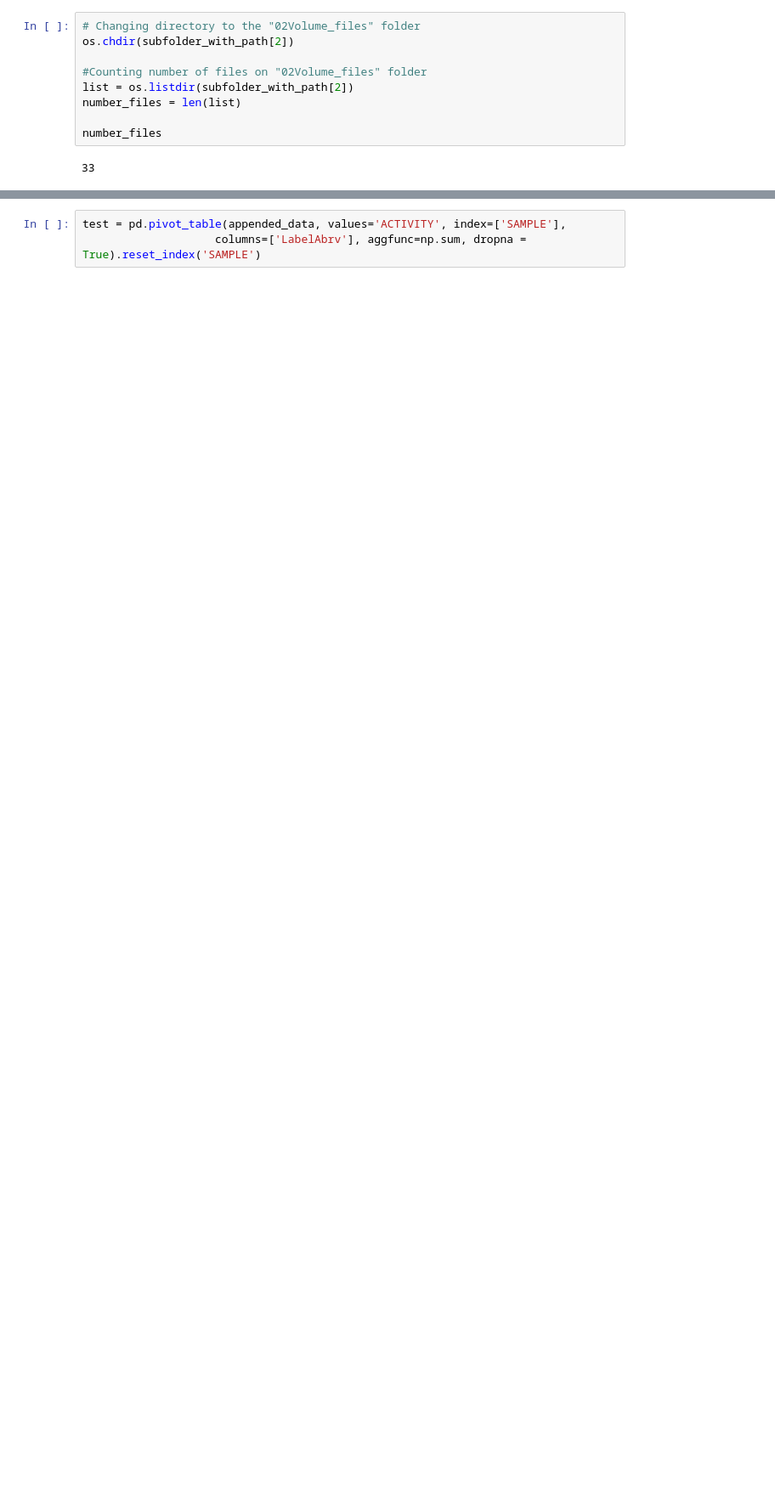
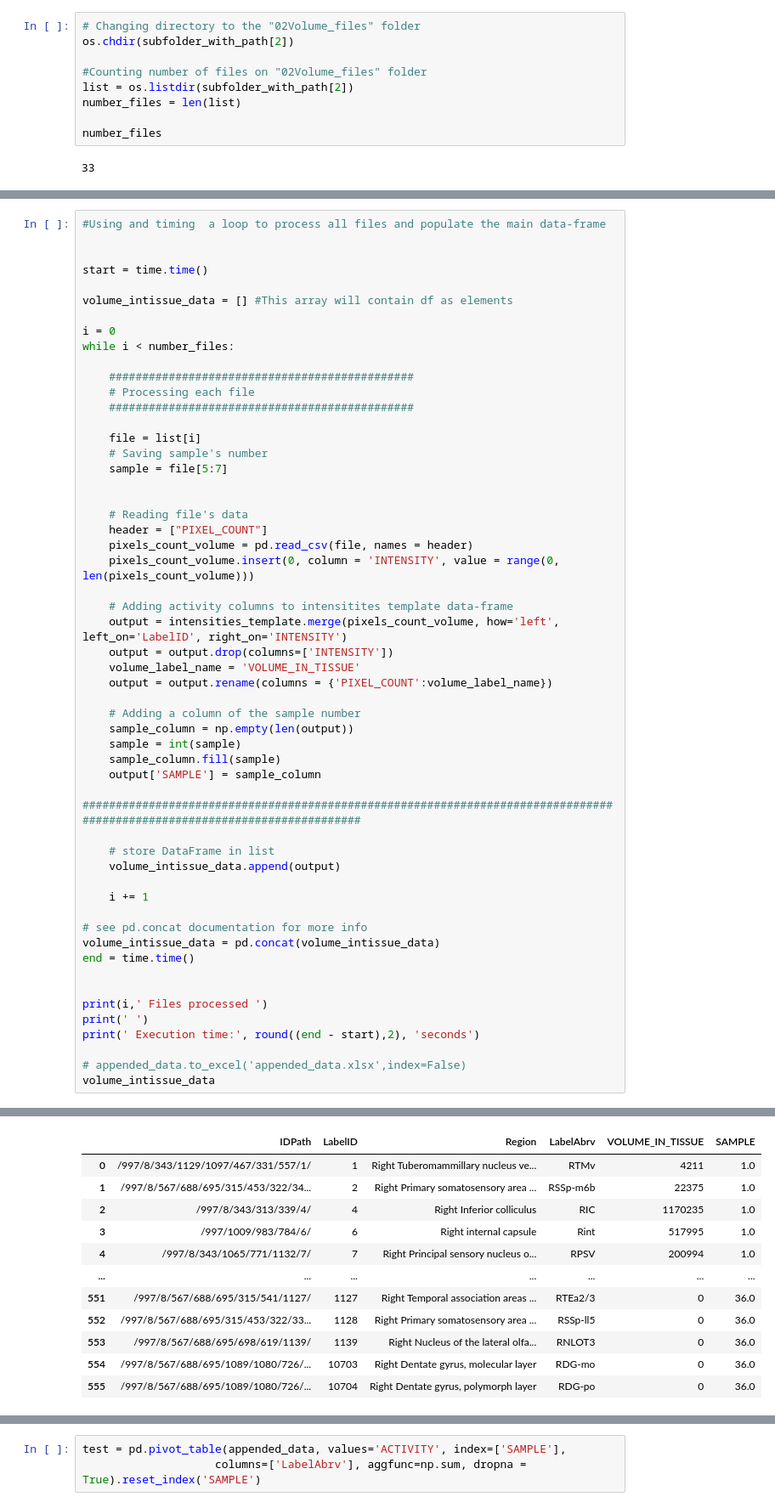
Before and after one commit to greciaro/Light-Sheet-Microscopy, a Jupyter notebook: cell_count.ipynb, the cells around one changed output, grey strips where cells are left out. Shown: that part at 85% size. Cells and saved outputs as stored; diff of their text form; blank space fills up the shorter version.

```diff
--- a/cell_count.ipynb
+++ b/cell_count.ipynb
@@ -274,0 +276,55 @@ volume_data
+# %%
+#Using and timing  a loop to process all files and populate the main data-frame
+
+
+start = time.time()
+
+volume_intissue_data = [] #This array will contain df as elements
+
+i = 0
+while i < number_files:
+
+    ##############################################
+    # Processing each file
+    ##############################################
+
+    file = list[i]
+    # Saving sample's number
+    sample = file[5:7]
+
+
+    # Reading file's data
+    header = ["PIXEL_COUNT"]
+    pixels_count_volume = pd.read_csv(file, names = header)
+    pixels_count_volume.insert(0, column = 'INTENSITY', value = range(0, len(pixels_count_volume)))
+
+    # Adding activity columns to intensitites template data-frame
+    output = intensities_template.merge(pixels_count_volume, how='left', left_on='LabelID', right_on='INTENSITY')
+    output = output.drop(columns=['INTENSITY'])
+    volume_label_name = 'VOLUME_IN_TISSUE'
+    output = output.rename(columns = {'PIXEL_COUNT':volume_label_name})
+
+    # Adding a column of the sample number
+    sample_column = np.empty(len(output))
+    sample = int(sample)
+    sample_column.fill(sample)
+    output['SAMPLE'] = sample_column
+    ##########################################################################################################################
+
+    # store DataFrame in list
+    volume_intissue_data.append(output)
+
+    i += 1
+
+# see pd.concat documentation for more info
+volume_intissue_data = pd.concat(volume_intissue_data)
+end = time.time()
+
+
+print(i,' Files processed ')
+print(' ')
+print(' Execution time:', round((end - start),2), 'seconds')
+
+# appended_data.to_excel('appended_data.xlsx',index=False)
+volume_intissue_data
+# %% [output]
@@ -274,0 +334,12 @@ volume_data
+|  | IDPath | LabelID | Region | LabelAbrv | VOLUME_IN_TISSUE | SAMPLE |
+| 0 | /997/8/343/1129/1097/467/331/557/1/ | 1 | Right Tuberomammillary nucleus ve... | RTMv | 4211 | 1.0 |
+| 1 | /997/8/567/688/695/315/453/322/34... | 2 | Right Primary somatosensory area ... | RSSp-m6b | 22375 | 1.0 |
+| 2 | /997/8/343/313/339/4/ | 4 | Right Inferior colliculus | RIC | 1170235 | 1.0 |
+| 3 | /997/1009/983/784/6/ | 6 | Right internal capsule | Rint | 517995 | 1.0 |
+| 4 | /997/8/343/1065/771/1132/7/ | 7 | Right Principal sensory nucleus o... | RPSV | 200994 | 1.0 |
+| ... | ... | ... | ... | ... | ... | ... |
+| 551 | /997/8/567/688/695/315/541/1127/ | 1127 | Right Temporal association areas ... | RTEa2/3 | 0 | 36.0 |
+| 552 | /997/8/567/688/695/315/453/322/33... | 1128 | Right Primary somatosensory area ... | RSSp-ll5 | 0 | 36.0 |
+| 553 | /997/8/567/688/695/698/619/1139/ | 1139 | Right Nucleus of the lateral olfa... | RNLOT3 | 0 | 36.0 |
+| 554 | /997/8/567/688/695/1089/1080/726/... | 10703 | Right Dentate gyrus, molecular layer | RDG-mo | 0 | 36.0 |
+| 555 | /997/8/567/688/695/1089/1080/726/... | 10704 | Right Dentate gyrus, polymorph layer | RDG-po | 0 | 36.0 |
```
Also changed, not shown: parts of 11 cells of this notebook.
